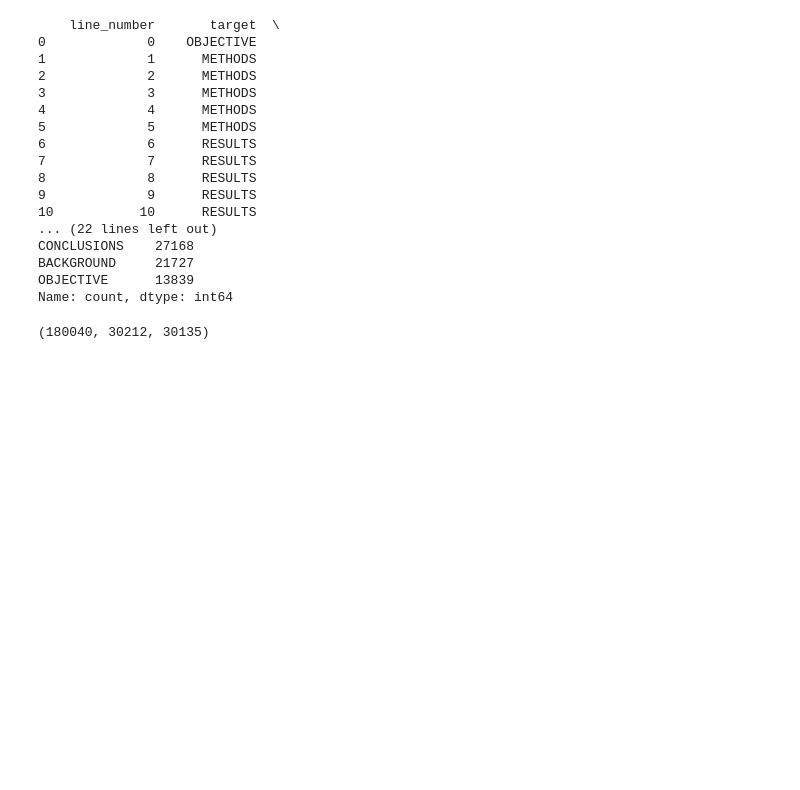
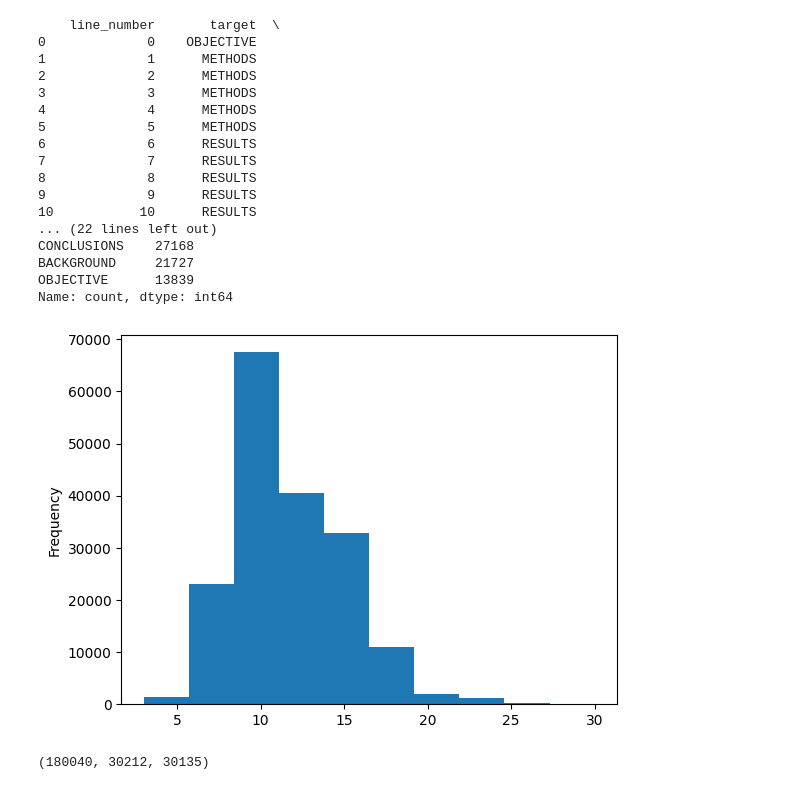
Before and after one commit to khangbkk23/MileStoneProject_SkimLit, a Jupyter notebook: pipeline.ipynb, the cells around one changed output. Drawn from its saved outputs; the diff is of its cells as text; code cells hidden in the pictures; blank space fills up the shorter version.

Commit message:
Draw histogram for checking number of targets

```diff
--- a/pipeline.ipynb
+++ b/pipeline.ipynb
@@ -224,6 +228,11 @@ CONCLUSIONS    27168
 BACKGROUND     21727
 OBJECTIVE      13839
 Name: count, dtype: int64
+# %%
+# Check the length of the different lines
+train_df.total_lines.plot.hist();
+# %% [output]
+[figure, added]
 # %%
 # Get lists of sentences
 train_sentences = train_df["text"].tolist()
```
Also changed, not shown: parts of 1 cell of this notebook.
